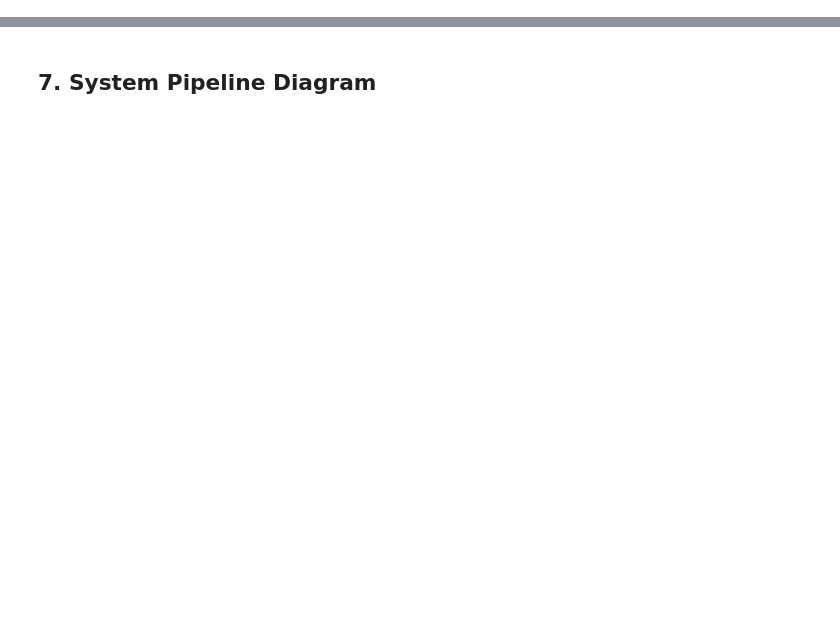
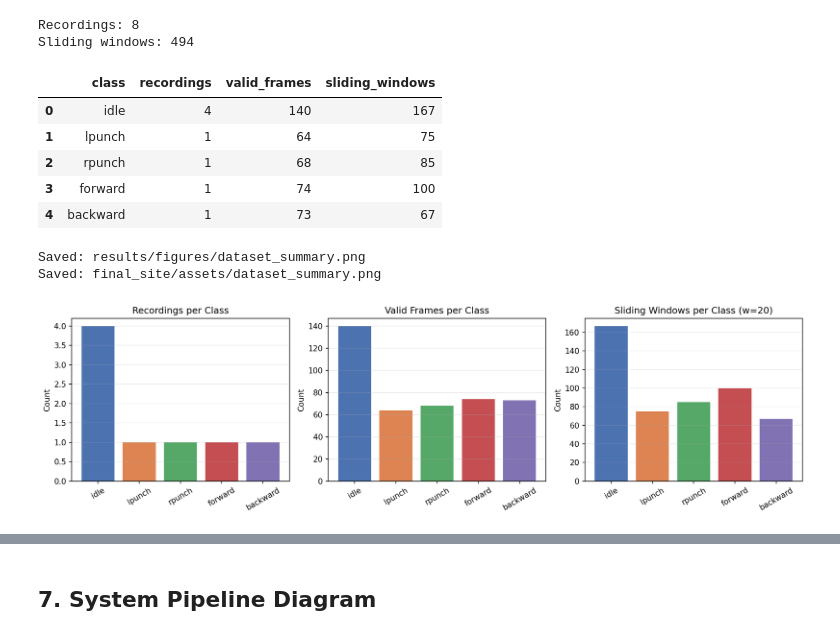
Before and after one commit to beenbeenp/Gestra_final, a Jupyter notebook: notebooks/reproduce_figures.ipynb, the cells around one changed output, grey strips where cells are left out. Saved outputs shown, nothing was run; the diff lists cells and outputs as text; code cells hidden in the pictures; blank space fills up the shorter version.

```diff
--- a/notebooks/reproduce_figures.ipynb
+++ b/notebooks/reproduce_figures.ipynb
@@ -91,0 +57,46 @@ Saved: /Users/ivanj/Desktop/Gesture game/Gestra_final/results/figures/dataset_su
+# %%
+dataset_summary = pd.DataFrame({
+    "class": ACTION_NAMES,
+    "recordings": [4, 1, 1, 1, 1],
+    "valid_frames": [140, 64, 68, 74, 73],
+    "sliding_windows": [167, 75, 85, 100, 67],
+})
+
+total_recordings = int(dataset_summary["recordings"].sum())
+total_windows = int(dataset_summary["sliding_windows"].sum())
+print(f"Recordings: {total_recordings}")
+print(f"Sliding windows: {total_windows}")
+display(dataset_summary)
+
+fig, axes = plt.subplots(1, 3, figsize=(14, 4))
+axes[0].bar(dataset_summary["class"], dataset_summary["recordings"], color=COLORS)
+axes[0].set_title("Recordings per Class")
+axes[0].set_ylabel("Count")
+
+axes[1].bar(dataset_summary["class"], dataset_summary["valid_frames"], color=COLORS)
+axes[1].set_title("Valid Frames per Class")
+axes[1].set_ylabel("Count")
+
+axes[2].bar(dataset_summary["class"], dataset_summary["sliding_windows"], color=COLORS)
+axes[2].set_title("Sliding Windows per Class (w=20)")
+axes[2].set_ylabel("Count")
+
+for ax in axes:
+    ax.tick_params(axis="x", rotation=30)
+    ax.grid(axis="y", alpha=0.25)
+
+plt.tight_layout()
+save_report_figure(fig, "dataset_summary.png")
+plt.show()
+# %% [output]
+Recordings: 8
+Sliding windows: 494
+|  | class | recordings | valid_frames | sliding_windows |
+| 0 | idle | 4 | 140 | 167 |
+| 1 | lpunch | 1 | 64 | 75 |
+| 2 | rpunch | 1 | 68 | 85 |
+| 3 | forward | 1 | 74 | 100 |
+| 4 | backward | 1 | 73 | 67 |
+Saved: results/figures/dataset_summary.png
+Saved: final_site/assets/dataset_summary.png
+[figure, added]
```
Also changed, not shown: parts of 25 cells of this notebook, 14 other files.
